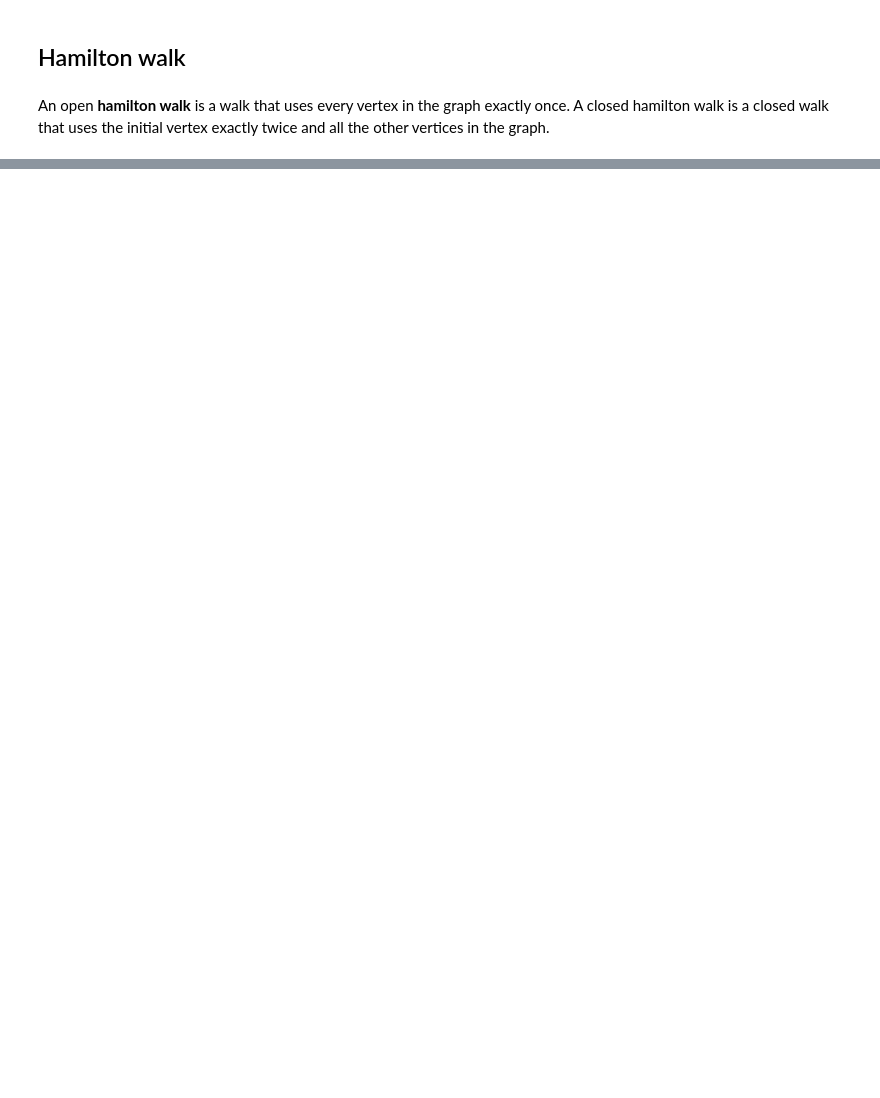
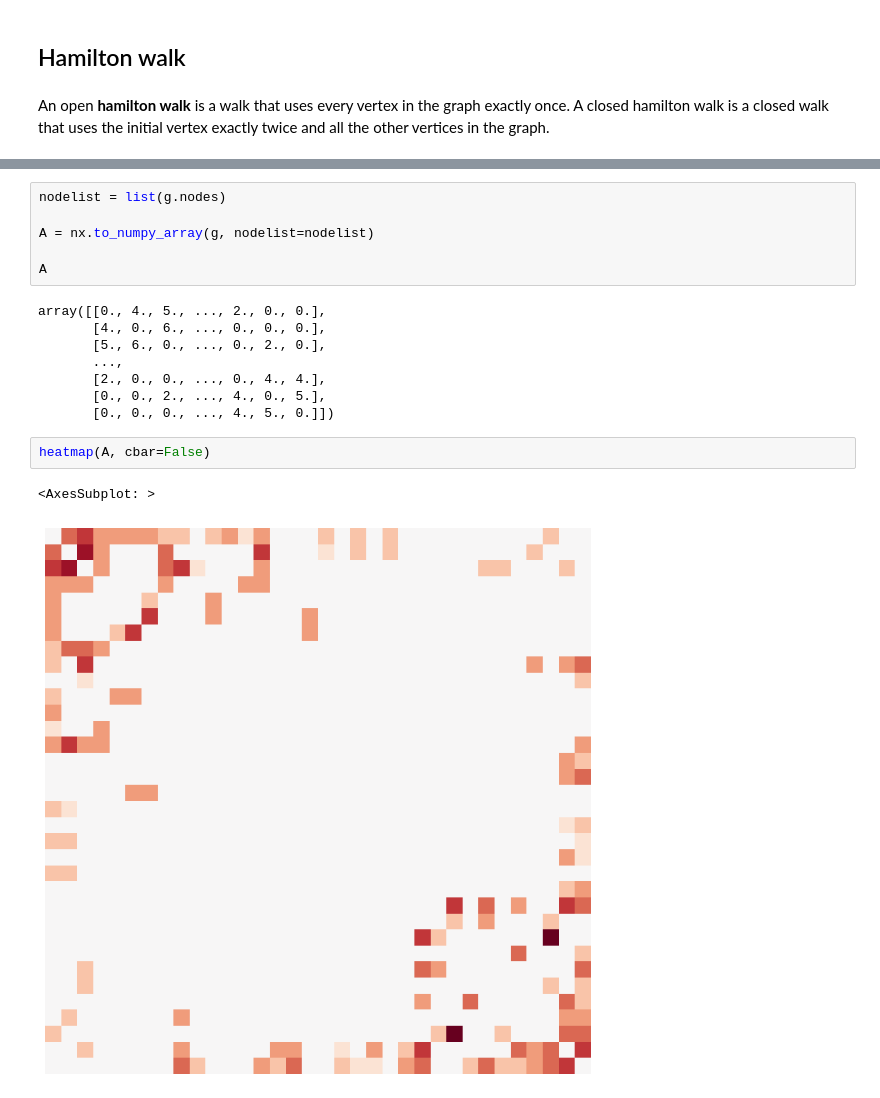
Before and after one commit to deva-k/devabook, a Jupyter notebook: book/graphs/graphs.ipynb, the cells around one changed output, grey strips where cells are left out. Cells and saved outputs as stored; diff of their text form; blank space fills up the shorter version.

```diff
--- a/book/graphs/graphs.ipynb
+++ b/book/graphs/graphs.ipynb
@@ -489,0 +590,19 @@ Hamiltonian walk:  [['A', 'B', 'C', 'E', 'F', 'D']]
+# %%
+nodelist = list(g.nodes)
+
+A = nx.to_numpy_array(g, nodelist=nodelist)
+
+A
+# %% [output]
+array([[0., 4., 5., ..., 2., 0., 0.],
+       [4., 0., 6., ..., 0., 0., 0.],
+       [5., 6., 0., ..., 0., 2., 0.],
+       ...,
+       [2., 0., 0., ..., 0., 4., 4.],
+       [0., 0., 2., ..., 4., 0., 5.],
+       [0., 0., 0., ..., 4., 5., 0.]])
+# %%
+heatmap(A, cbar=False)
+# %% [output]
+<AxesSubplot: >
+[figure, added]
```
Also changed, not shown: parts of 41 cells of this notebook, 1 other file.
